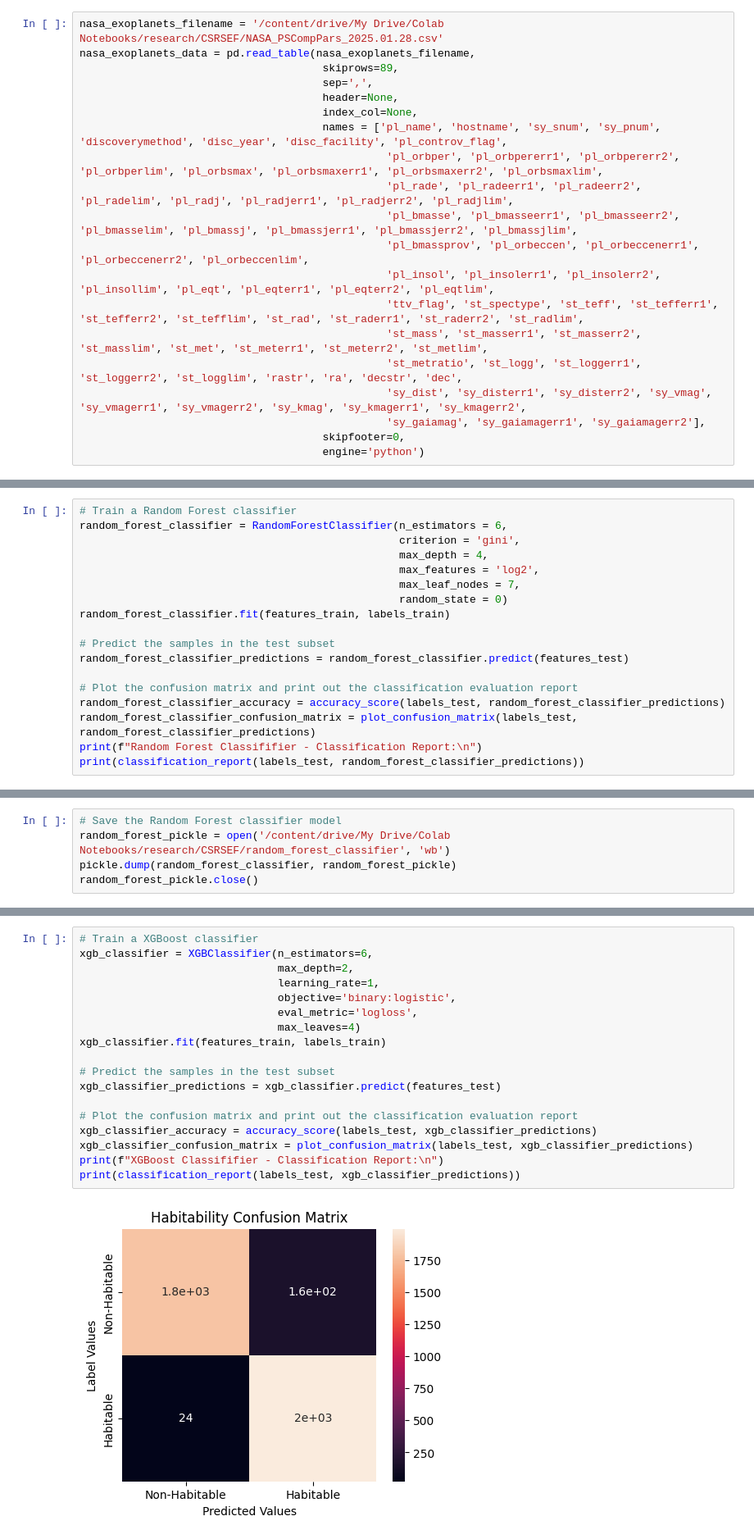
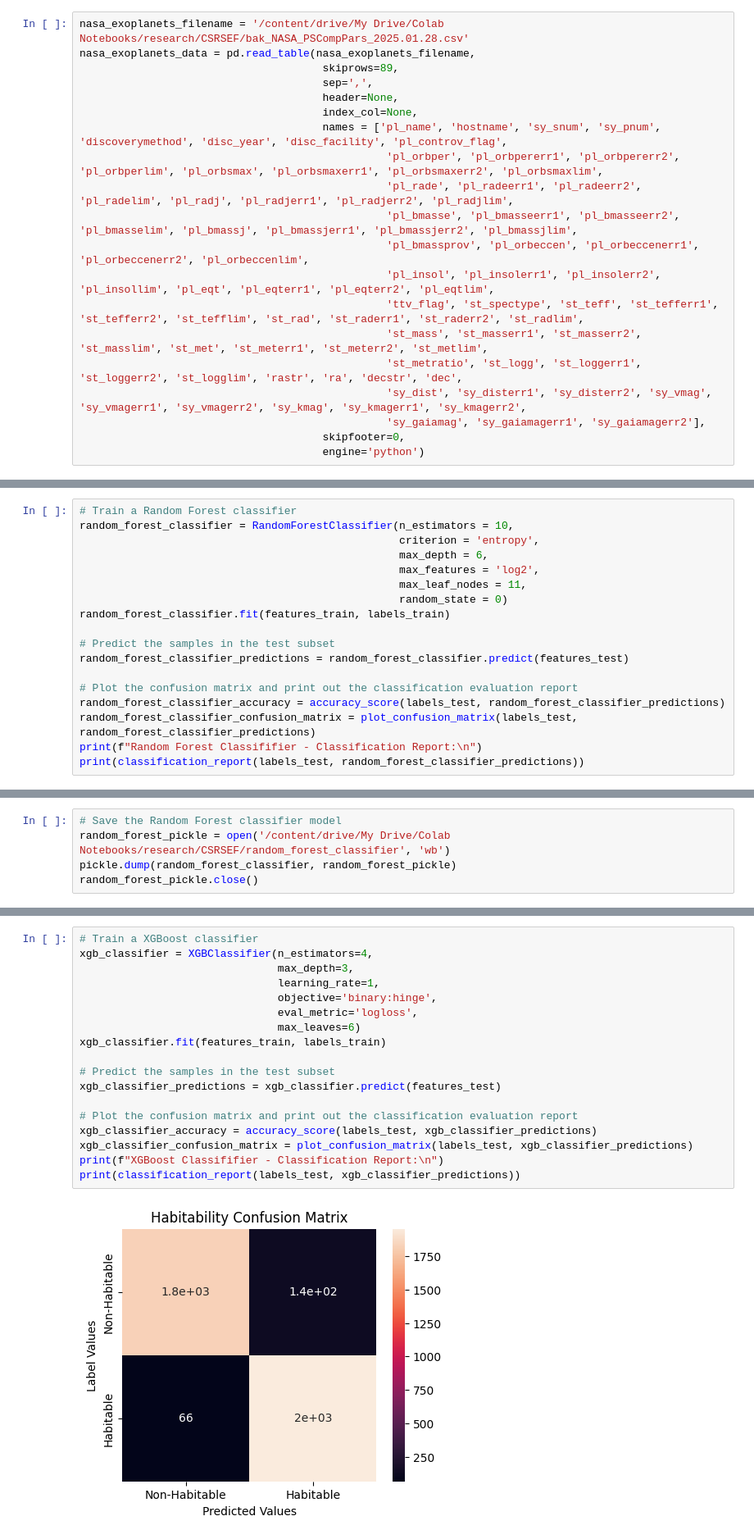
Before and after one commit to christinaxliu/research, a Jupyter notebook: CSRSEF/RandomForest_XGBoost_Classifiers_v1.ipynb, the cells around one changed output, grey strips where cells are left out. Shown at 82% size. Saved outputs shown, nothing was run; the diff lists cells and outputs as text.

```diff
--- a/CSRSEF/RandomForest_XGBoost_Classifiers_v1.ipynb
+++ b/CSRSEF/RandomForest_XGBoost_Classifiers_v1.ipynb
@@ -81,7 +82,7 @@ feature_columns = [
     'sy_kmag: Stellar Ks (2MASS) Magnitude'
 ]
 # %%
-nasa_exoplanets_filename = '/content/drive/My Drive/Colab Notebooks/research/CSRSEF/NASA_PSCompPars_2025.01.28.csv'
+nasa_exoplanets_filename = '/content/drive/My Drive/Colab Notebooks/research/CSRSEF/bak_NASA_PSCompPars_2025.01.28.csv'
 nasa_exoplanets_data = pd.read_table(nasa_exoplanets_filename,
                                       skiprows=89,
                                       sep=',',
@@ -616,10 +616,10 @@ Found a better avg accuracy at: 0.9806191794613641 - n_estimators: 6, criterion:
 # %%
 # Train a Random Forest classifier
-random_forest_classifier = RandomForestClassifier(n_estimators = 6,
-                                                  criterion = 'gini',
-                                                  max_depth = 4,
+random_forest_classifier = RandomForestClassifier(n_estimators = 10,
+                                                  criterion = 'entropy',
+                                                  max_depth = 6,
                                                   max_features = 'log2',
-                                                  max_leaf_nodes = 7,
+                                                  max_leaf_nodes = 11,
                                                   random_state = 0)
 random_forest_classifier.fit(features_train, labels_train)
 
@@ -817,23 +987,23 @@ Found a better avg accuracy at: 0.9529322929775987 - n_estimators: 6, max_depth:
 # %%
 # Train a XGBoost classifier
-xgb_classifier = XGBClassifier(n_estimators=6,
-                               max_depth=2,
+xgb_classifier = XGBClassifier(n_estimators=4,
+                               max_depth=3,
                                learning_rate=1,
-                               objective='binary:logistic',
+                               objective='binary:hinge',
                                eval_metric='logloss',
-                               max_leaves=4)
+                               max_leaves=6)
 xgb_classifier.fit(features_train, labels_train)
 
 # Predict the samples in the test subset
 xgb_classifier_predictions = xgb_classifier.predict(features_test)
 
 # Plot the confusion matrix and print out the classification evaluation report
 xgb_classifier_accuracy = accuracy_score(labels_test, xgb_classifier_predictions)
 xgb_classifier_confusion_matrix = plot_confusion_matrix(labels_test, xgb_classifier_predictions)
 print(f"XGBoost Classififier - Classification Report:\n")
 print(classification_report(labels_test, xgb_classifier_predictions))
 # %% [output]
-[figure, old version]
+[figure, new version]
 XGBoost Classififier - Classification Report:
 
               precision    recall  f1-score   support
```
Also changed, not shown: parts of 51 cells of this notebook.
